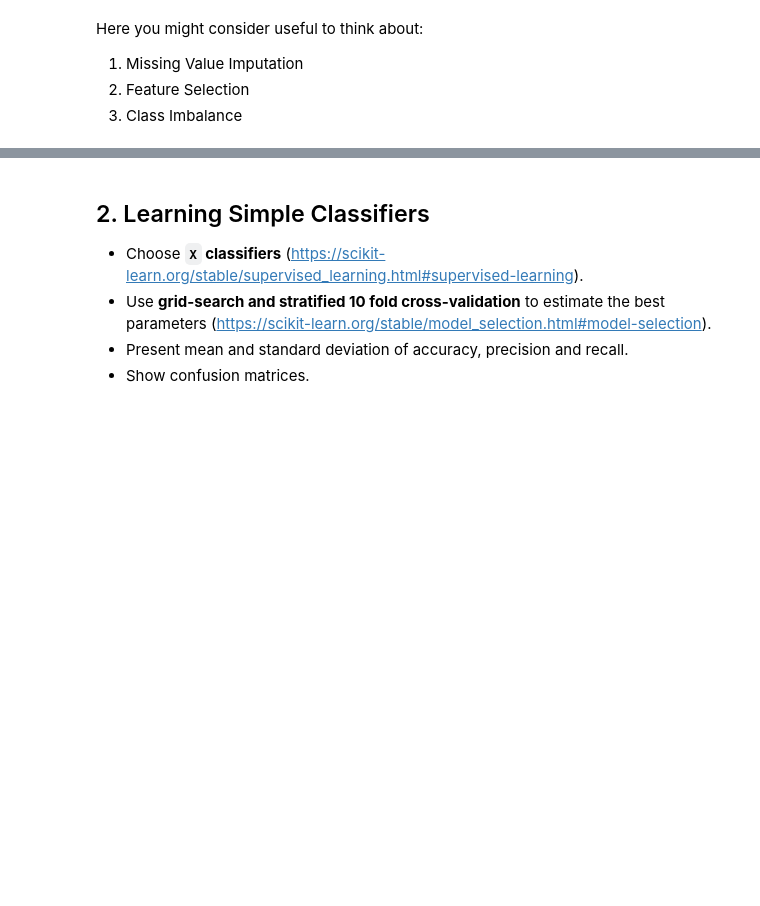
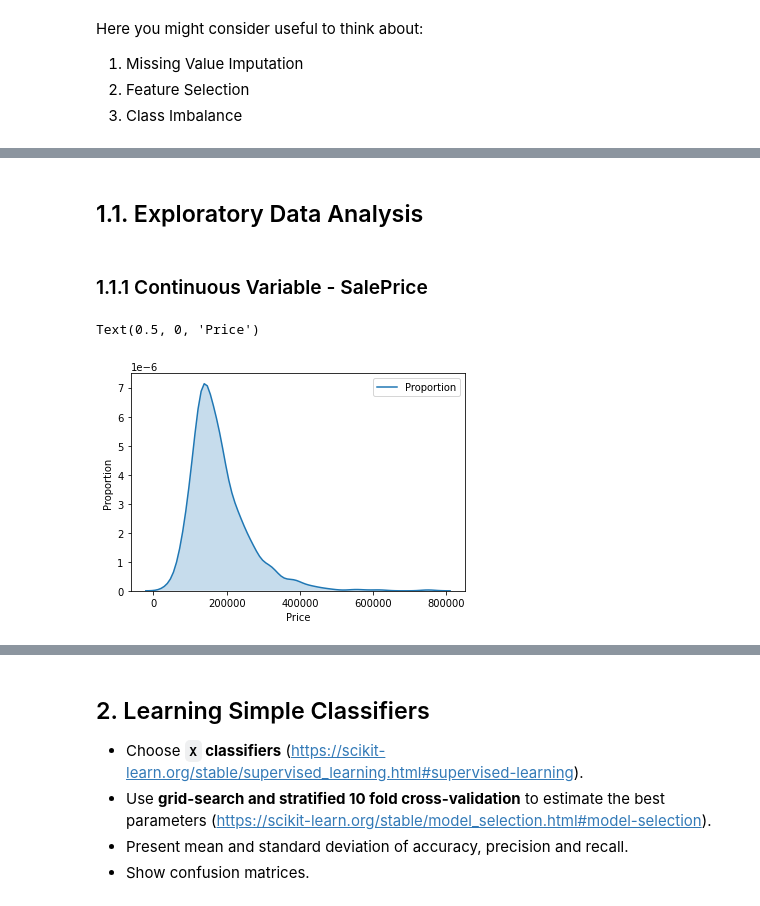
Before and after one commit to Gustavo-SF/House-Prices-Kaggle, a Jupyter notebook: PD_201920_Project3.ipynb, the cells around one changed output, grey strips where cells are left out. Drawn from its saved outputs; the diff is of its cells as text; code cells hidden in the pictures; blank space fills up the shorter version.

```diff
--- a/PD_201920_Project3.ipynb
+++ b/PD_201920_Project3.ipynb
@@ -52,0 +62,3 @@ Here you might consider useful to think about:
+# %%
+df_data = pd.read_csv('data/ModifiedHousePrices.csv')
+df_data.shape
@@ -52,0 +77,12 @@ Here you might consider useful to think about:
+# %% [markdown]
+## 1.1. Exploratory Data Analysis
+# %% [markdown]
+### 1.1.1 Continuous Variable - SalePrice
+# %%
+sns.kdeplot(df_data['SalePrice'], shade=True)
+plt.legend(['Proportion'])
+plt.ylabel('Proportion')
+plt.xlabel('Price')
+# %% [output]
+Text(0.5, 0, 'Price')
+[figure, added]
```
Also changed, not shown: parts of 39 cells of this notebook, 1 other file.
